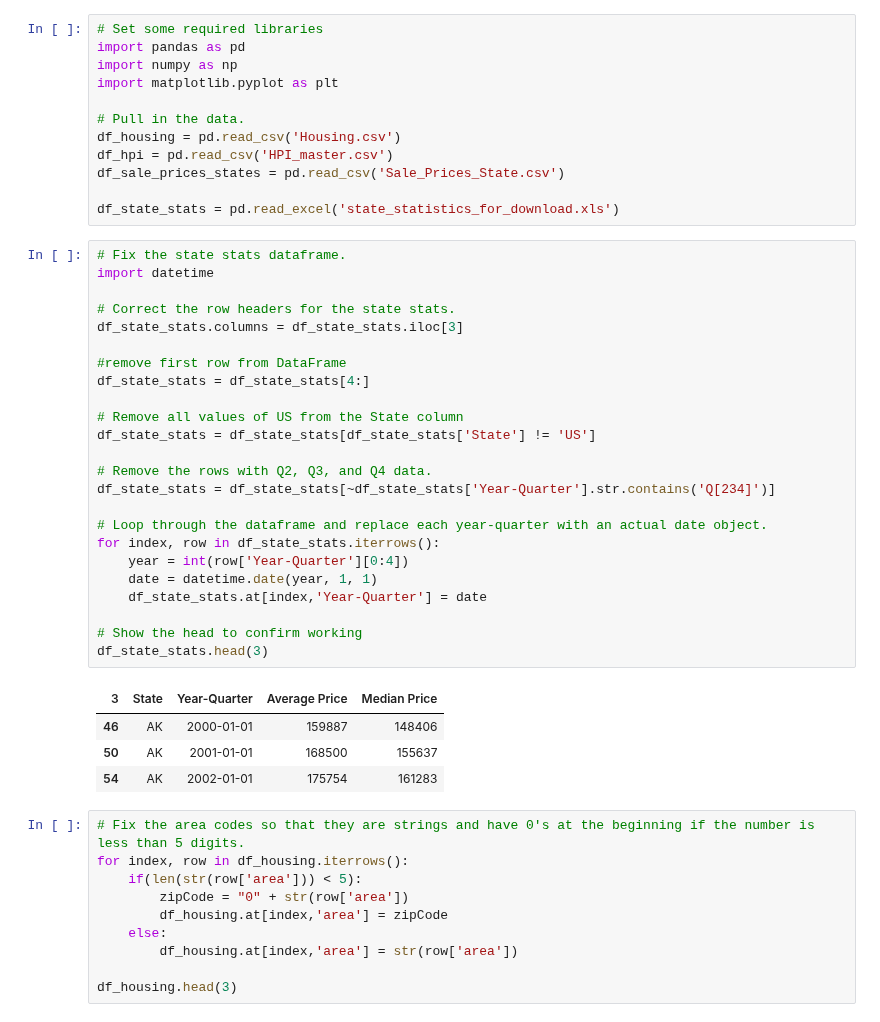
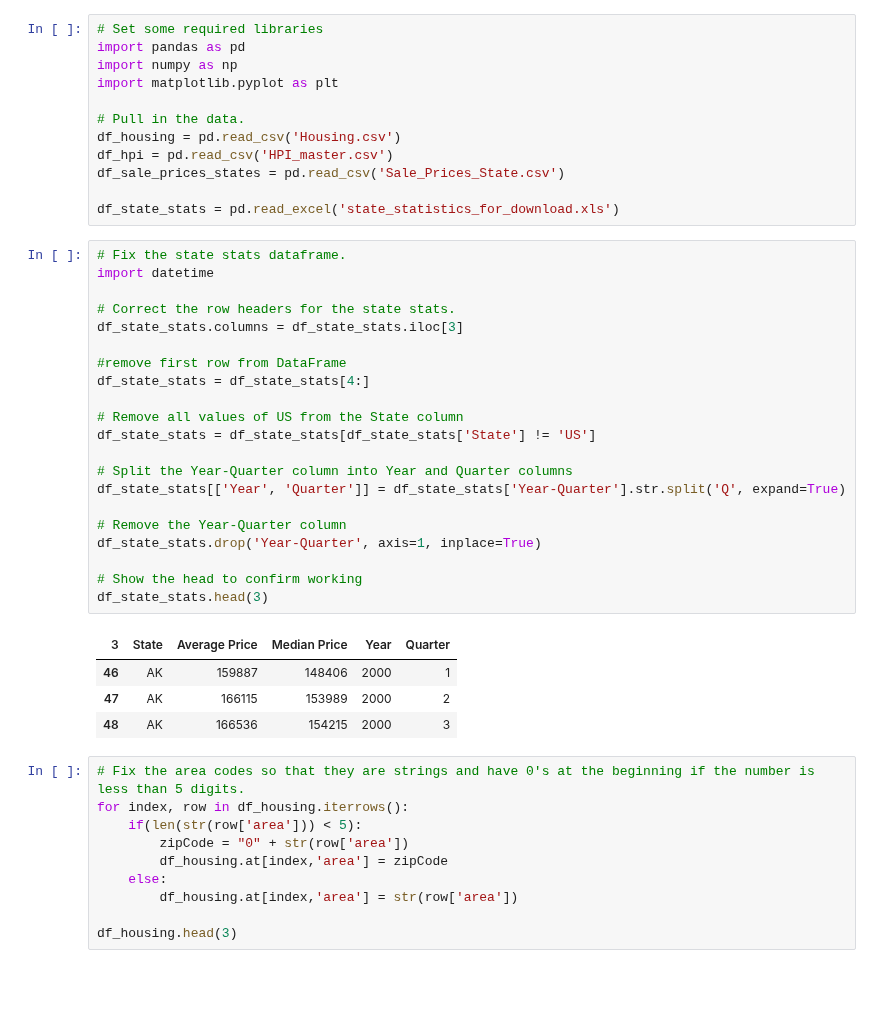
Before and after one commit to joshgreenert/Python-Projects, a Jupyter notebook: Applied Data Science/Project_1_Housing_Market_Predictions/PR 1 Milestone 2 Code GreenertJ.ipynb, the cells around one changed output. Cells and saved outputs as stored; diff of their text form; blank space fills up the shorter version.

```diff
--- a/Applied Data Science/Project_1_Housing_Market_Predictions/PR 1 Milestone 2 Code GreenertJ.ipynb
+++ b/Applied Data Science/Project_1_Housing_Market_Predictions/PR 1 Milestone 2 Code GreenertJ.ipynb
@@ -20,32 +20,29 @@ df_state_stats = pd.read_excel('state_statistics_for_download.xls')
 # %%
 # Fix the state stats dataframe.
 import datetime
 
 # Correct the row headers for the state stats.
 df_state_stats.columns = df_state_stats.iloc[3]
 
 #remove first row from DataFrame
 df_state_stats = df_state_stats[4:]
 
 # Remove all values of US from the State column
 df_state_stats = df_state_stats[df_state_stats['State'] != 'US']
 
-# Remove the rows with Q2, Q3, and Q4 data.
-df_state_stats = df_state_stats[~df_state_stats['Year-Quarter'].str.contains('Q[234]')]
+# Split the Year-Quarter column into Year and Quarter columns
+df_state_stats[['Year', 'Quarter']] = df_state_stats['Year-Quarter'].str.split('Q', expand=True)
 
-# Loop through the dataframe and replace each year-quarter with an actual date object.
-for index, row in df_state_stats.iterrows():
-    year = int(row['Year-Quarter'][0:4])
-    date = datetime.date(year, 1, 1)
-    df_state_stats.at[index,'Year-Quarter'] = date
+# Remove the Year-Quarter column
+df_state_stats.drop('Year-Quarter', axis=1, inplace=True)
 
 # Show the head to confirm working
 df_state_stats.head(3)
 # %% [output]
-| 3 | State | Year-Quarter | Average Price | Median Price |
-| 46 | AK | 2000-01-01 | 159887 | 148406 |
-| 50 | AK | 2001-01-01 | 168500 | 155637 |
-| 54 | AK | 2002-01-01 | 175754 | 161283 |
+| 3 | State | Average Price | Median Price | Year | Quarter |
+| 46 | AK | 159887 | 148406 | 2000 | 1 |
+| 47 | AK | 166115 | 153989 | 2000 | 2 |
+| 48 | AK | 166536 | 154215 | 2000 | 3 |
 # %%
 # Fix the area codes so that they are strings and have 0's at the beginning if the number is less than 5 digits.
 for index, row in df_housing.iterrows():
```
Also changed, not shown: parts of 9 cells of this notebook.
